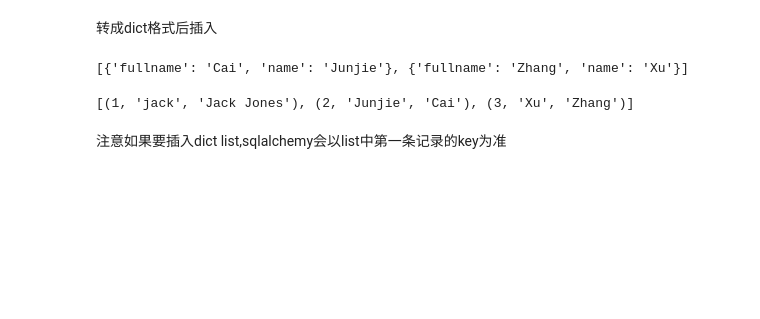
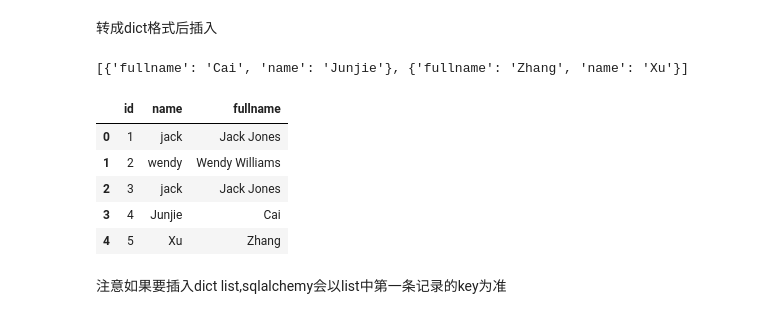
Before and after one commit to tade0726/jupyter_labs, a Jupyter notebook: exolution/0009_sqlalchemy/sqlalchemy_intro.ipynb, the cells around one changed output. Cells and saved outputs as stored; diff of their text form; code cells hidden in the pictures; blank space fills up the shorter version.

```diff
--- a/exolution/0009_sqlalchemy/sqlalchemy_intro.ipynb
+++ b/exolution/0009_sqlalchemy/sqlalchemy_intro.ipynb
@@ -216,15 +455,17 @@ df.to_dict(orient='records')
 # %% [output]
 [{'fullname': 'Cai', 'name': 'Junjie'}, {'fullname': 'Zhang', 'name': 'Xu'}]
 # %%
-ins = t.insert().values(df.to_dict(orient='records'))
+ins = users.insert().values(df.to_dict(orient='records'))
 
-with engine.connect() as conn:
-    result = conn.execute(ins)
-
-with engine.connect() as conn:
-    print(conn.execute(t.select()).fetchall())
+engine.execute(ins)
+read_table(engine,users)
 # %% [output]
-[(1, 'jack', 'Jack Jones'), (2, 'Junjie', 'Cai'), (3, 'Xu', 'Zhang')]
+|  | id | name | fullname |
+| 0 | 1 | jack | Jack Jones |
+| 1 | 2 | wendy | Wendy Williams |
+| 2 | 3 | jack | Jack Jones |
+| 3 | 4 | Junjie | Cai |
+| 4 | 5 | Xu | Zhang |
 # %% [markdown]
 注意如果要插入dict list,sqlalchemy会以list中第一条记录的key为准
 # %%
```
Also changed, not shown: parts of 285 cells of this notebook.
